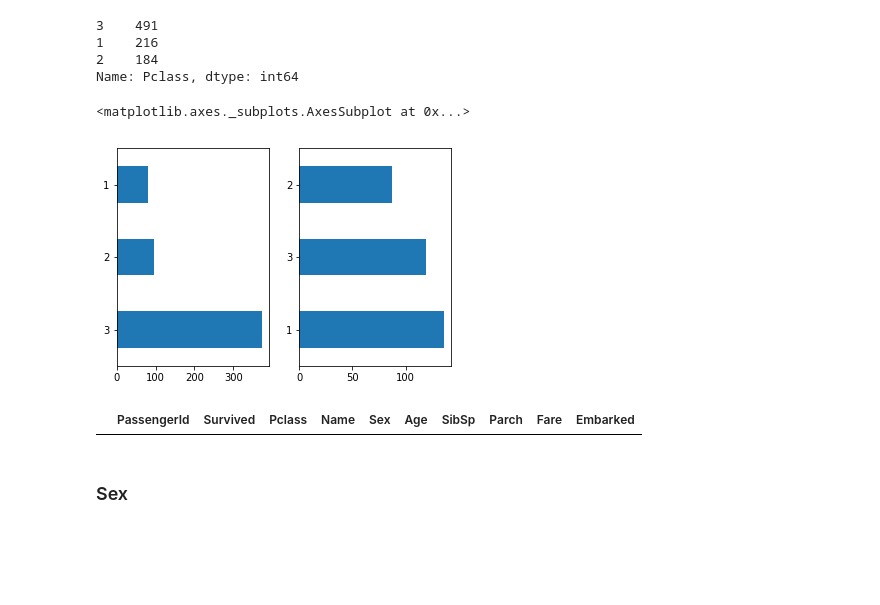
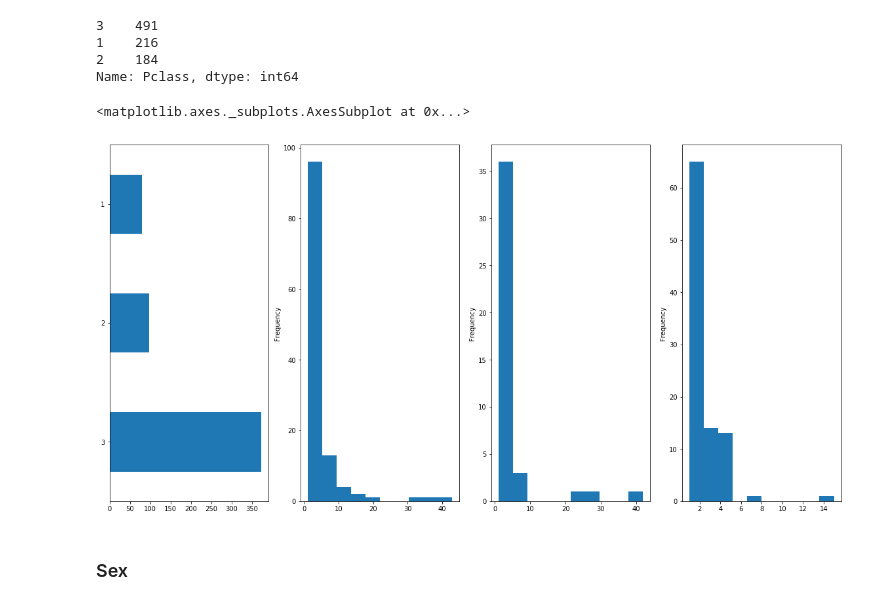
Before and after one commit to d4vidbiertmpl/kaggle-titanic, a Jupyter notebook: Kaggle_Titanic.ipynb, the cells around one changed output. Saved outputs shown, nothing was run; the diff lists cells and outputs as text; code cells hidden in the pictures; blank space fills up the shorter version.

```diff
--- a/Kaggle_Titanic.ipynb
+++ b/Kaggle_Titanic.ipynb
@@ -142,8 +142,7 @@ df[df.Fare.isnull()]
 # df[df.Cabin.isnull()]
 # 687 Missing values. Thats 77% ... Delete the whole Variable?
 # First this might be a good approach, as we have passenger Fare and ticket number for similar deductions
-# df.drop("Cabin", axis=1, inplace=True)
-# Commented out because cabin cant be deleted twice
+df.drop("Cabin", axis=1, inplace=True)
 # %%
 # missing values at Embarked
 # df[df.Embarked.isnull()]
@@ -152,7 +151,7 @@ df[df.Fare.isnull()]
 # "https://www.encyclopedia-titanica.org/titanic-survivor/martha-evelyn-stone.html"
 # Both Embarked at Southampton! => S
 # Fix:
-#df.set_value(61, 'Embarked', 'S')
-#df.set_value(829, 'Embarked', 'S')
+df.set_value(61, 'Embarked', 'S')
+df.set_value(829, 'Embarked', 'S')
 df[df.Embarked.isnull()]
 # %% [output]
@@ -177,10 +183,12 @@ df.Pclass.value_counts()
 2    184
 Name: Pclass, dtype: int64
 # %%
-fig, axs = plt.subplots(1,2)
+fig, axs = plt.subplots(1,4)
 
-df[(df.Survived==0)].Pclass.value_counts().plot(kind='barh', ax=axs[0])
-df[(df.Survived==1)].Pclass.value_counts().plot(kind='barh', ax=axs[1])
+df[(df.Survived==0)].Pclass.value_counts().plot(kind='barh', ax=axs[0], figsize=(20,10))
+df[(df.Pclass==3)].Fare.value_counts().plot(kind='hist', ax=axs[1], figsize=(20,10))
+df[(df.Pclass==2)].Fare.value_counts().plot(kind='hist', ax=axs[2], figsize=(20,10))
+df[(df.Pclass==1)].Fare.value_counts().plot(kind='hist', ax=axs[3], figsize=(20,10))
 # %% [output]
 <matplotlib.axes._subplots.AxesSubplot at 0x...>
-[figure, old version]
+[figure, new version]
@@ -189,7 +195,2 @@ df[(df.Survived==0) & (df.Sex=="male")].Pclass.value_counts().plot(kind='barh')
-# %%
-df[df.Pclass==0]
-# not dividing up in the three classes...
-# %% [output]
-|  | PassengerId | Survived | Pclass | Name | Sex | Age | SibSp | Parch | Fare | Embarked |
 # %% [markdown]
 ### Sex
```
Also changed, not shown: parts of 31 cells of this notebook, 1 other file.
